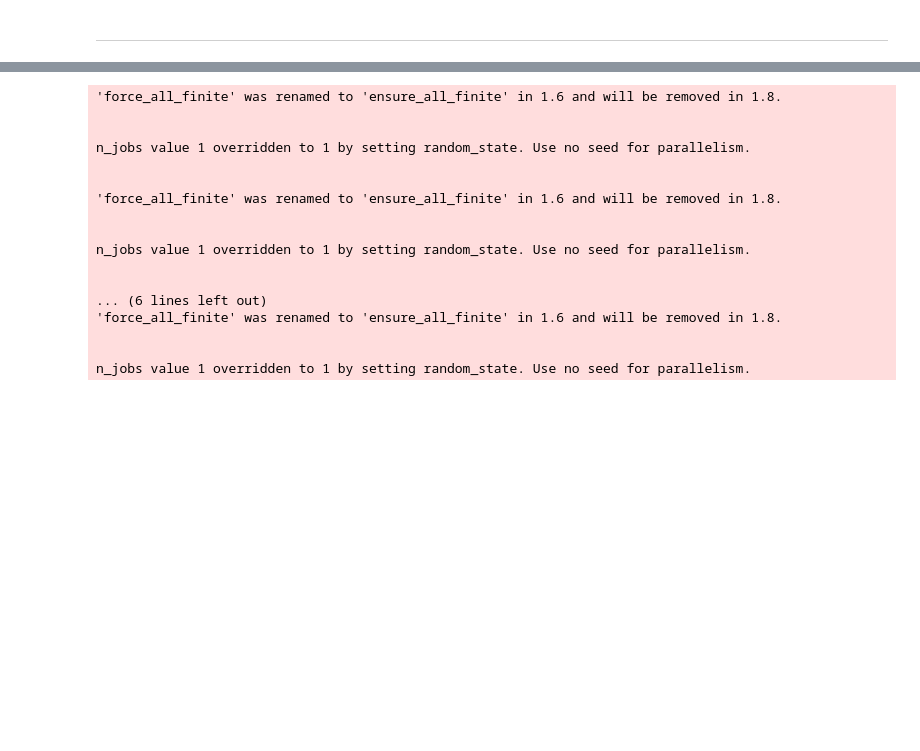
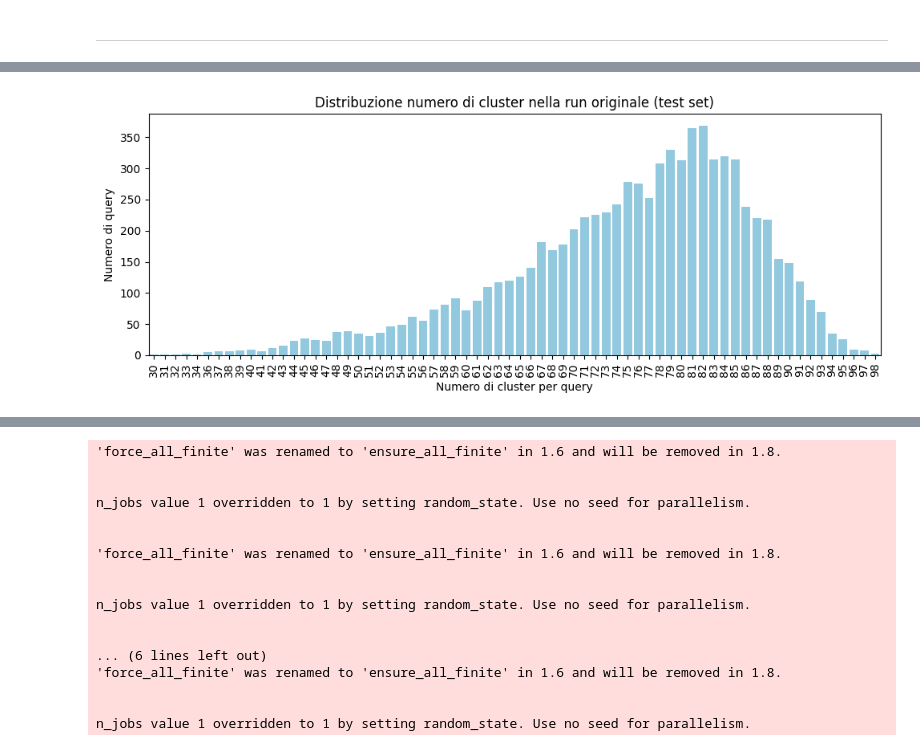
Before and after one commit to NamaWho/novelty-reranking-rag, a Jupyter notebook: rq1.ipynb, the cells around one changed output, grey strips where cells are left out. Drawn from its saved outputs; the diff is of its cells as text; code cells hidden in the pictures; blank space fills up the shorter version.

```diff
--- a/rq1.ipynb
+++ b/rq1.ipynb
@@ -317,0 +340,23 @@ Run files saved for all encoders with best thresholds.
+# %%
+import seaborn as sns
+import matplotlib.pyplot as plt
+
+def plot_cluster_distribution_sns(qids, set_name="dev"):
+    n_clusters_list = []
+    for qid in qids:
+        orig_labels = [c for (_, _, c) in run_by_query[qid]]
+        n_clusters = len(set(orig_labels))
+        n_clusters_list.append(n_clusters)
+    plt.figure(figsize=(10,4))
+    sns.countplot(x=n_clusters_list, color='skyblue')
+    plt.xlabel('Numero di cluster per query')
+    plt.ylabel('Numero di query')
+    plt.title(f'Distribuzione numero di cluster nella run originale ({set_name} set)')
+    plt.xticks(rotation=90)
+    plt.tight_layout()
+    plt.show()
+
+# plot_cluster_distribution_sns(dev_qids, "dev")
+plot_cluster_distribution_sns(test_qids, "test")
+# %% [output]
+[figure, added]
```
Also changed, not shown: parts of 7 cells of this notebook.
